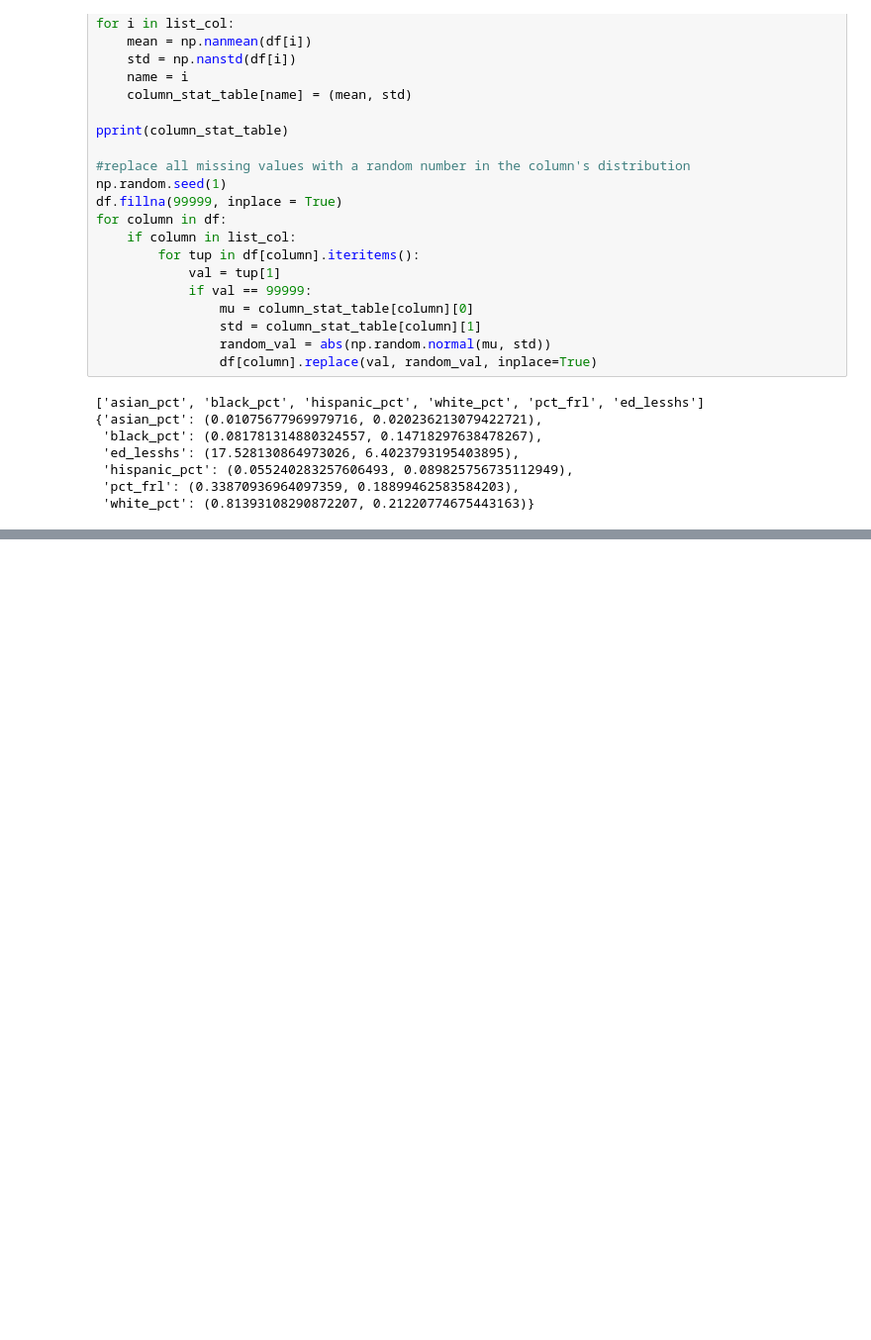
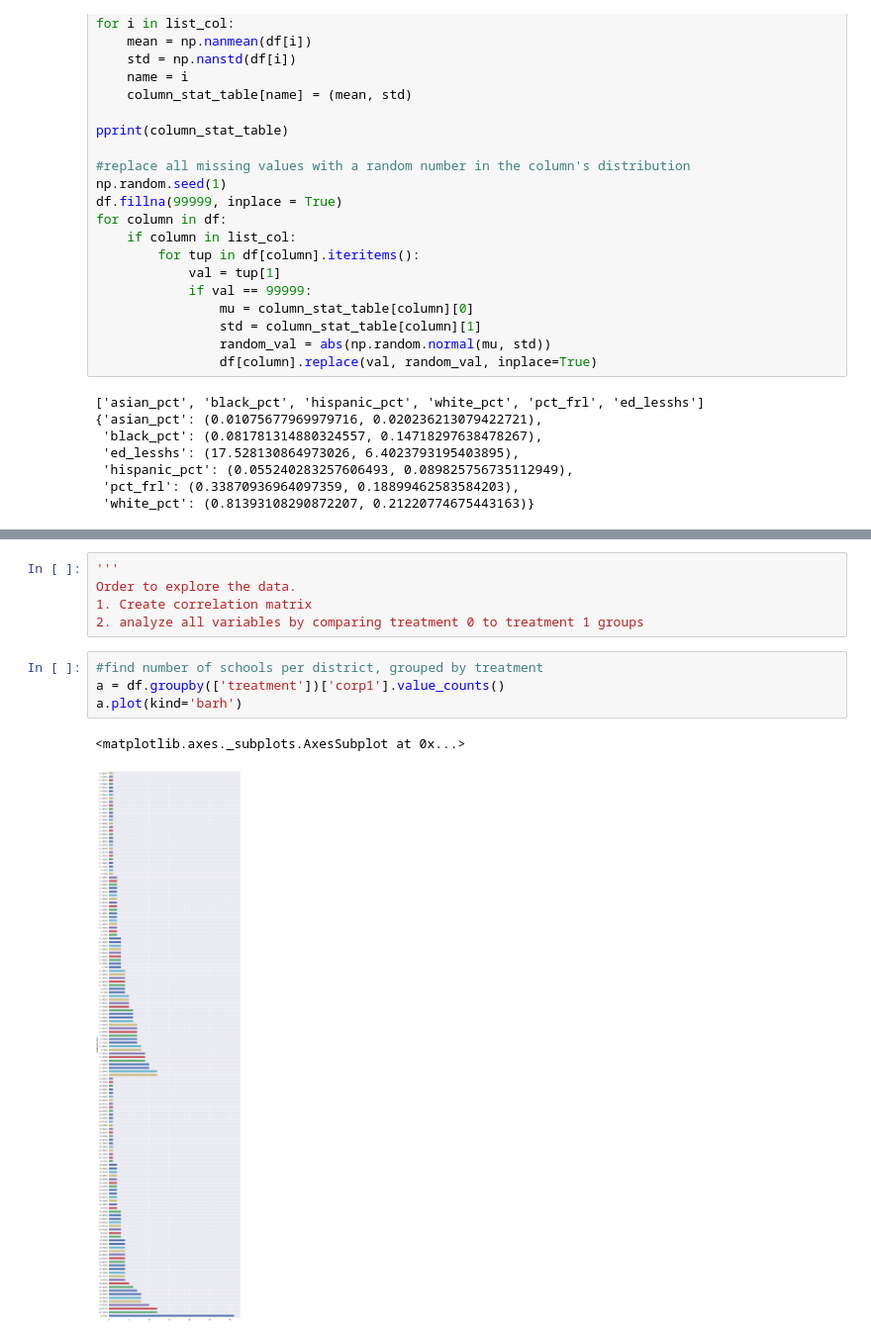
Before and after one commit to simonczhang/doi-project, a Jupyter notebook: simon.zhang.rapidtask.ipynb, the cells around one changed output, grey strips where cells are left out. Shown: that part at 99% size. Cells and saved outputs as stored; diff of their text form; blank space fills up the shorter version.

```diff
--- a/simon.zhang.rapidtask.ipynb
+++ b/simon.zhang.rapidtask.ipynb
@@ -326,0 +328,12 @@ Now that I've finished dealing with all the missing values, I will continue to e
+# %%
+'''
+Order to explore the data.
+1. Create correlation matrix
+2. analyze all variables by comparing treatment 0 to treatment 1 groups
+# %%
+#find number of schools per district, grouped by treatment
+a = df.groupby(['treatment'])['corp1'].value_counts()
+a.plot(kind='barh')
+# %% [output]
+<matplotlib.axes._subplots.AxesSubplot at 0x...>
+[figure, added]
```
Also changed, not shown: parts of 13 cells of this notebook.
